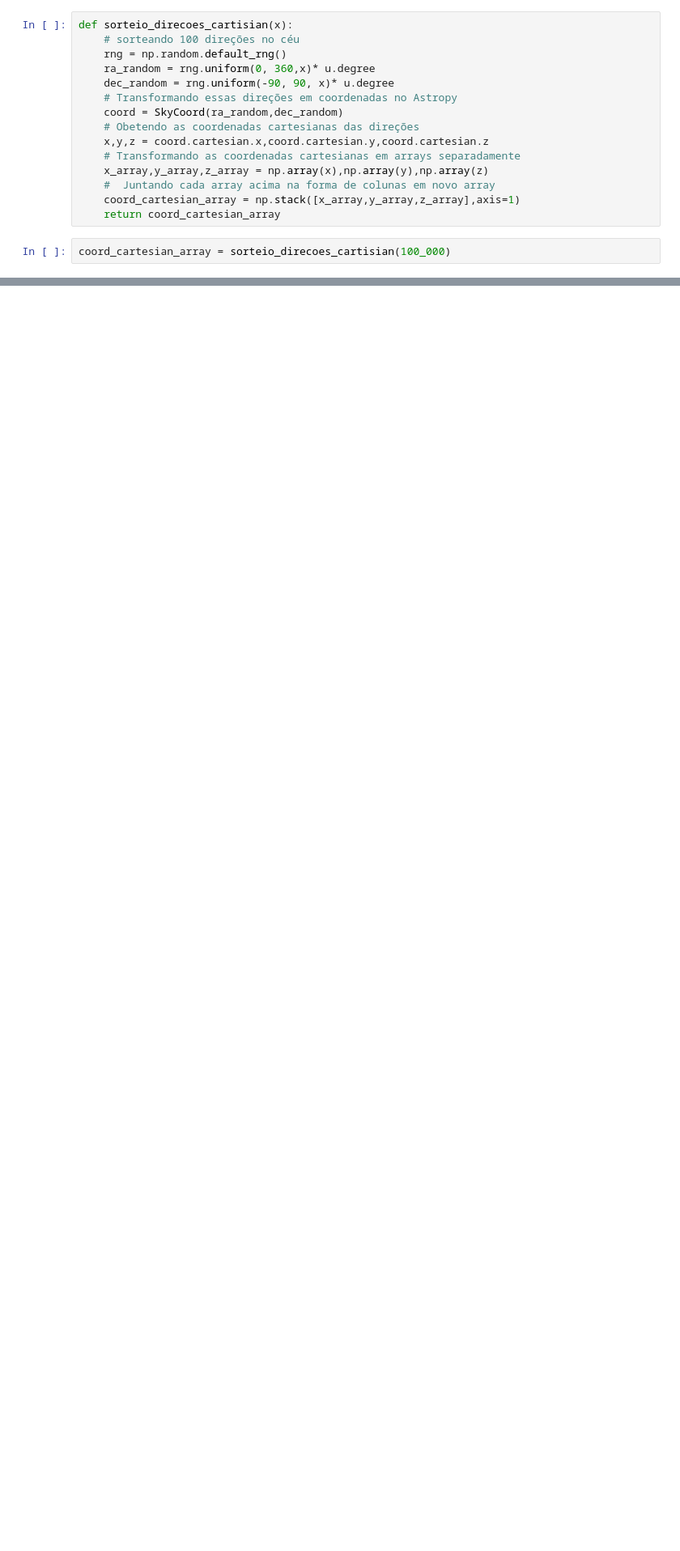
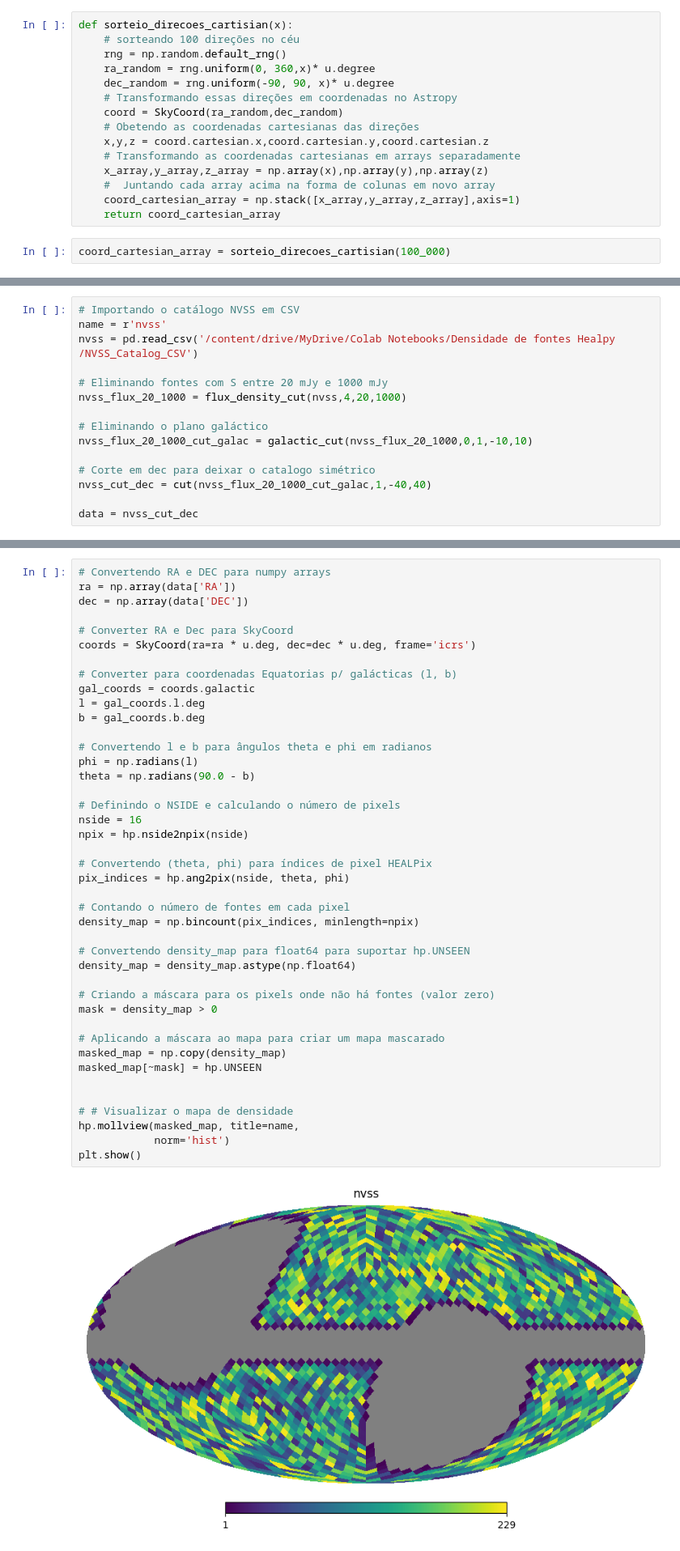
Before and after one commit to alvarosena41/Aprendendo-Healpy, a Jupyter notebook: Densidade_de_fontes_healpy.ipynb, the cells around one changed output, grey strips where cells are left out. Shown at 81% size. Drawn from its saved outputs; the diff is of its cells as text; blank space fills up the shorter version.

```diff
--- a/Densidade_de_fontes_healpy.ipynb
+++ b/Densidade_de_fontes_healpy.ipynb
@@ -710,0 +757,15 @@ plt.show()
+# %%
+# Importando o catálogo NVSS em CSV
+name = r'nvss'
+nvss = pd.read_csv('/content/drive/MyDrive/Colab Notebooks/Densidade de fontes Healpy /NVSS_Catalog_CSV')
+
+# Eliminando fontes com S entre 20 mJy e 1000 mJy
+nvss_flux_20_1000 = flux_density_cut(nvss,4,20,1000)
+
+# Eliminando o plano galáctico
+nvss_flux_20_1000_cut_galac = galactic_cut(nvss_flux_20_1000,0,1,-10,10)
+
+# Corte em dec para deixar o catalogo simétrico
+nvss_cut_dec = cut(nvss_flux_20_1000_cut_galac,1,-40,40)
+
+data = nvss_cut_dec
@@ -710,0 +777,44 @@ plt.show()
+# %%
+# Convertendo RA e DEC para numpy arrays
+ra = np.array(data['RA'])
+dec = np.array(data['DEC'])
+
+# Converter RA e Dec para SkyCoord
+coords = SkyCoord(ra=ra * u.deg, dec=dec * u.deg, frame='icrs')
+
+# Converter para coordenadas Equatorias p/ galácticas (l, b)
+gal_coords = coords.galactic
+l = gal_coords.l.deg
+b = gal_coords.b.deg
+
+# Convertendo l e b para ângulos theta e phi em radianos
+phi = np.radians(l)
+theta = np.radians(90.0 - b)
+
+# Definindo o NSIDE e calculando o número de pixels
+nside = 16
+npix = hp.nside2npix(nside)
+
+# Convertendo (theta, phi) para índices de pixel HEALPix
+pix_indices = hp.ang2pix(nside, theta, phi)
+
+# Contando o número de fontes em cada pixel
+density_map = np.bincount(pix_indices, minlength=npix)
+
+# Convertendo density_map para float64 para suportar hp.UNSEEN
+density_map = density_map.astype(np.float64)
+
+# Criando a máscara para os pixels onde não há fontes (valor zero)
+mask = density_map > 0
+
+# Aplicando a máscara ao mapa para criar um mapa mascarado
+masked_map = np.copy(density_map)
+masked_map[~mask] = hp.UNSEEN
+
+
+# # Visualizar o mapa de densidade
+hp.mollview(masked_map, title=name,
+            norm='hist')
+plt.show()
+# %% [output]
+[figure, added]
```
Also changed, not shown: parts of 45 cells of this notebook.
